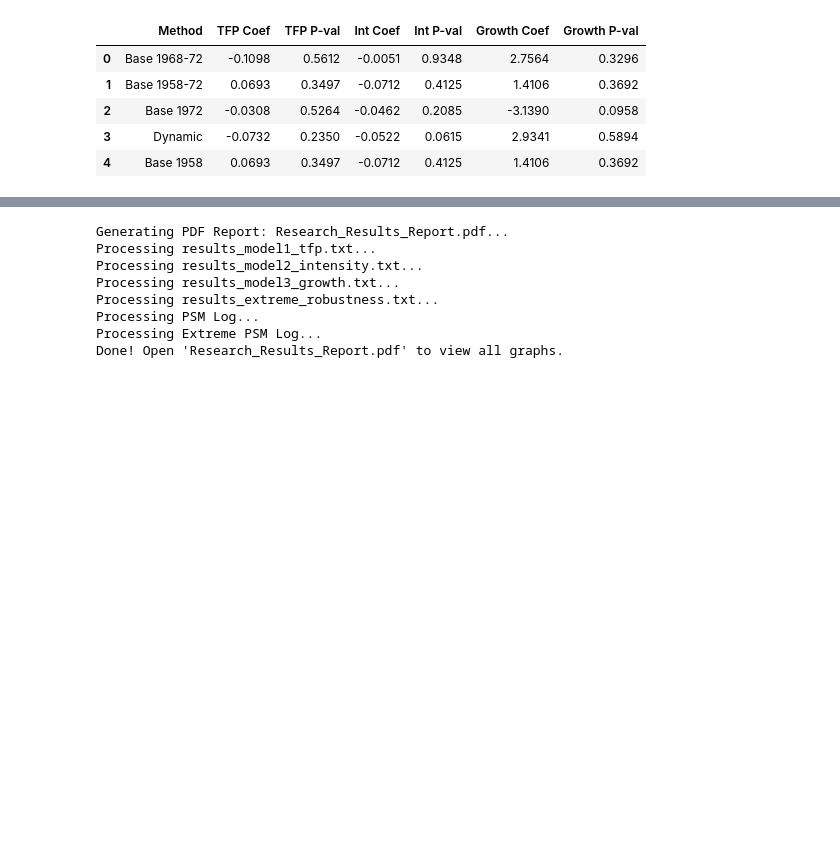
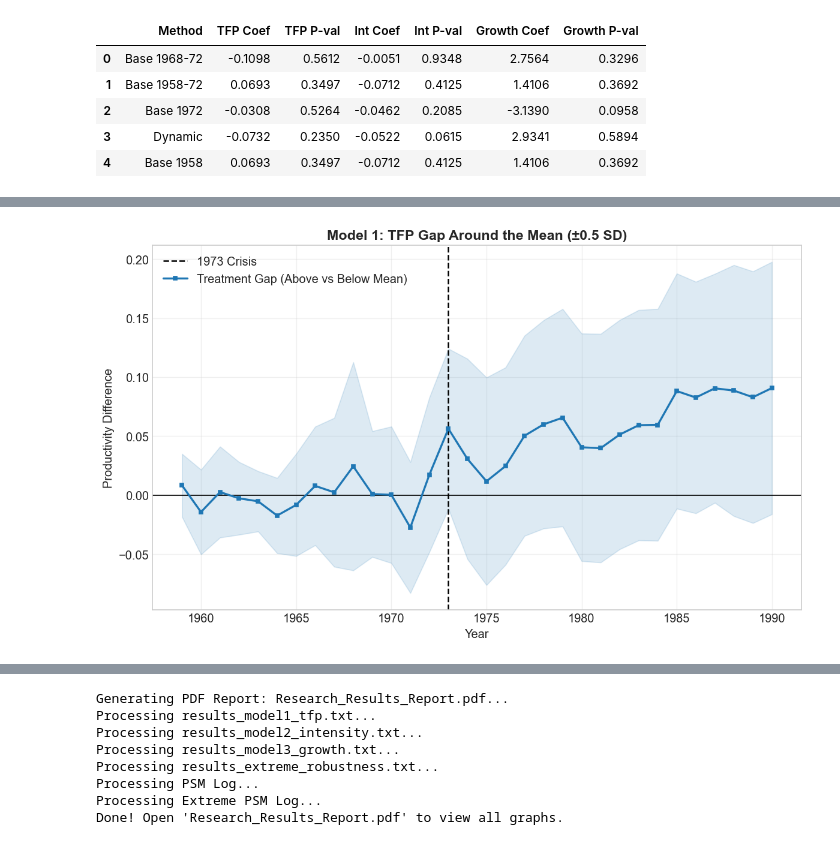
Before and after one commit to ofek31415-eng/Sourse_Idea, a Jupyter notebook: notebooks/idea_data_analysis.ipynb, the cells around one changed output, grey strips where cells are left out. Cells and saved outputs as stored; diff of their text form; code cells hidden in the pictures; blank space fills up the shorter version.

```diff
--- a/notebooks/idea_data_analysis.ipynb
+++ b/notebooks/idea_data_analysis.ipynb
@@ -1373,0 +1674,95 @@ P-value:  0.9858
+# %%
+# הגדרת המודלים שאנחנו רוצים לצייר, כולל הסבר מותאם לאנגלית
+models_to_plot = [
+    {
+        'dep_var': 'tfp5',
+        'title': 'Model 1: TFP Gap Around the Mean (±0.5 SD)',
+        'ylabel': 'Productivity Difference',
+        'explanation': 'The Y-axis represents the "Productivity Gap".\nWhen the line is above zero (0), it indicates that energy-intensive industries (above the mean) are more efficient and productive than those below the mean. A downward trend implies a loss of this relative productivity advantage.'
+    },
+    {
+        'dep_var': 'real_energy_intensity',
+        'title': 'Model 2: Energy Intensity Gap Around the Mean',
+        'ylabel': 'Intensity Difference',
+        'explanation': 'The Y-axis represents the "Energy Intensity Gap".\nPositive values indicate that the treatment group (heavy industries) consumes significantly more energy per unit of output. A downward trend demonstrates a narrowing of this gap, reflecting relative improvements in energy efficiency.'
+    },
+    {
+        'dep_var': 'vadd_growth',
+        'title': 'Model 3: VADD Growth Gap Around the Mean',
+        'ylabel': 'Growth Difference',
+        'explanation': 'The Y-axis represents the "Value-Added Growth Gap".\nWhen the line is above 0, energy-intensive industries are experiencing a faster economic growth rate than the rest of the economy. When the line falls below 0, it means they are growing at a slower pace (or experiencing negative growth) relative to the control group.'
+    }
+]
+
+print("Generating Event Study (Parallel Trends) Graphs for all models...\n")
+
+for config in models_to_plot:
+    dep_var = config['dep_var']
+
+    # סינון הנתונים הרלוונטיים למודל (מחיקת NaNs)
+    df_reg = regression_data_mean.dropna(subset=[dep_var, 'log_emp', 'log_cap']).copy()
+
+    if df_reg.empty:
+        print(f"Skipping {config['title']} due to lack of data.")
+        continue
+
+    # הגדרת נוסחת הרגרסיה הדינמית (אינטראקציה עם כל שנה)
+    formula = f"{dep_var} ~ treatment_above_mean * C(year) + log_emp + log_cap + C(naics)"
+
+    try:
+        model_es = smf.ols(formula, data=df_reg).fit(cov_type='cluster', cov_kwds={'groups': df_reg['naics']})
+    except Exception as e:
+        print(f"Error running model for {dep_var}: {e}")
+        continue
+
+    # חילוץ המקדמים השנתיים
+    years, coefs, lower, upper = [], [], [], []
+    for param in model_es.params.index:
+        if "treatment_above_mean:C(year)" in param:
+            y_str = param.split("[T.")[1].split("]")[0]
+            years.append(int(y_str))
+            coefs.append(model_es.params[param])
+            ci = model_es.conf_int().loc[param]
+            lower.append(ci[0])
+            upper.append(ci[1])
+
+    # יצירת טבלת נתונים לגרף
+    plot_df = pd.DataFrame({'Year': years, 'Coef': coefs, 'Lower': lower, 'Upper': upper})
+
+    # הוספת שנת הבסיס (1973) כ-0
+    if 1973 not in plot_df['Year'].values:
+        plot_df = pd.concat([plot_df, pd.DataFrame({'Year': [1973], 'Coef': [0], 'Lower': [0], 'Upper': [0]})]).sort_values('Year')
+    else:
+        plot_df = plot_df.sort_values('Year')
+
+    # --- ציור הגרף ---
+    fig, ax = plt.subplots(figsize=(10, 6))
+
+    # קווי 0 ומשבר
+    ax.axhline(0, color='black', linewidth=1)
+    ax.axvline(1973, color='black', linestyle='--', linewidth=1.5, label='1973 Crisis')
+
+    # הצללת רווח סמך
+    ax.fill_between(plot_df['Year'], plot_df['Lower'], plot_df['Upper'], color='#1f77b4', alpha=0.15)
+
+    # קו המגמה המחבר את הנקודות
+    ax.plot(plot_df['Year'], plot_df['Coef'], color='#1f77b4', linewidth=2, linestyle='-', marker='s', markersize=4, label='Treatment Gap (Above vs Below Mean)')
+
+    # עיצוב
+    ax.set_title(config['title'], fontsize=14, fontweight='bold')
+    ax.set_ylabel(config['ylabel'], fontsize=12)
+    ax.set_xlabel("Year", fontsize=12)
+    ax.legend()
+    ax.grid(True, alpha=0.3)
+
+    # הצגת הגרף בחלונית במחברת
+    plt.tight_layout()
+    plt.show()
+
+    # --- הוספת ההסבר באנגלית מתחת לגרף ---
+    print("💡 Y-Axis Interpretation:")
+    print(config['explanation'])
+    print("-" * 80 + "\n")
+
+print("All graphs generated successfully.")
+# %% [output]
@@ -1373,0 +1770 @@ P-value:  0.9858
+[figure, added]
```
Also changed, not shown: parts of 10 cells of this notebook, 9 other files.
